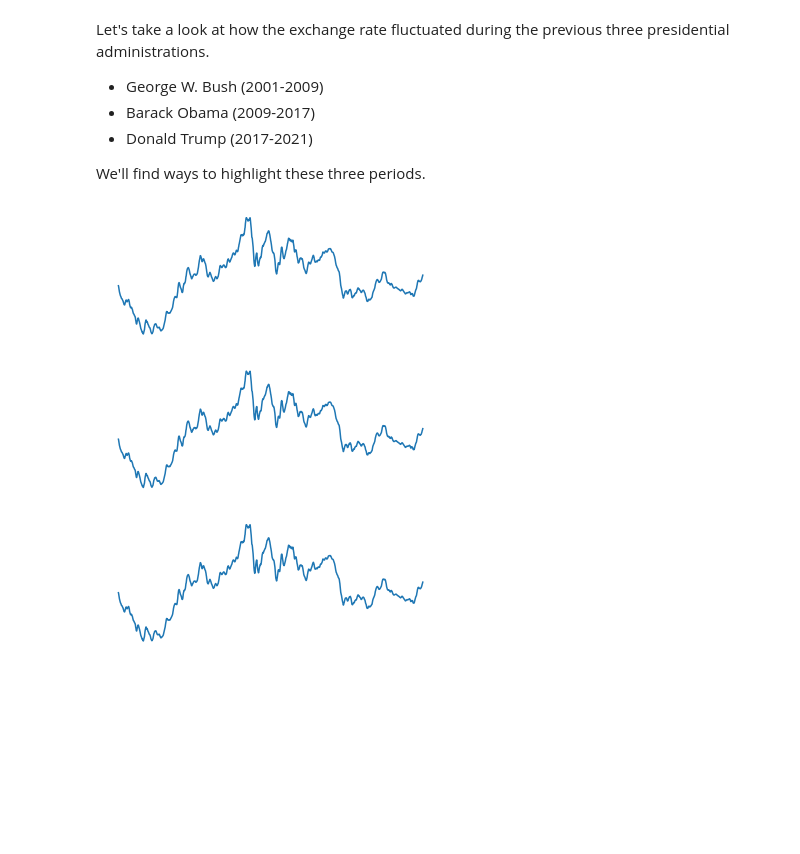
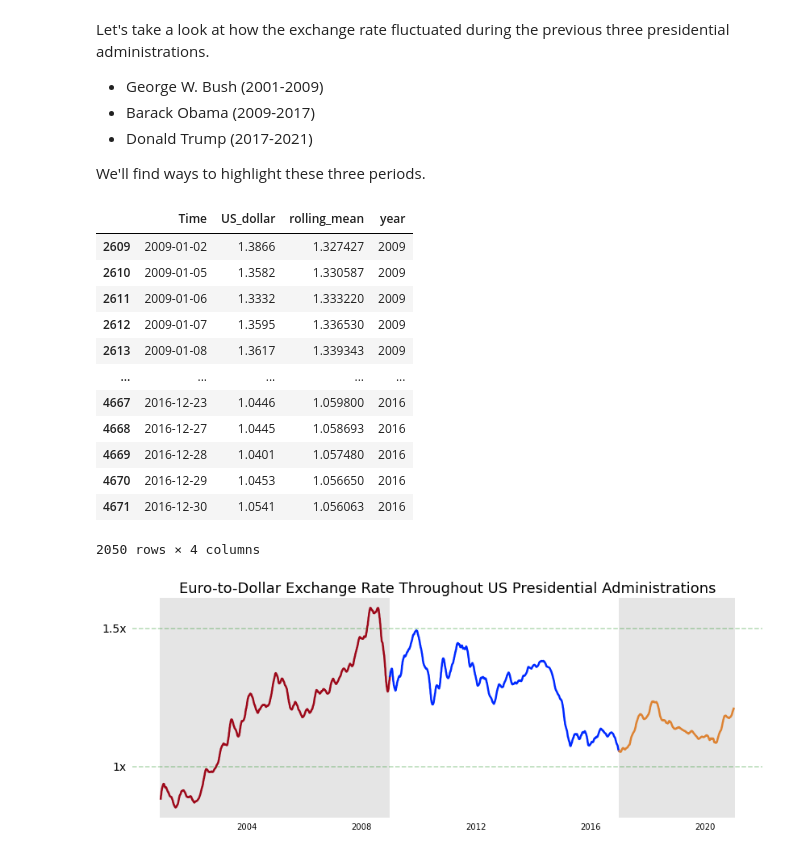
Before and after one commit to capncrockett/Dataquest, a Jupyter notebook: exchange_rates/euro_exchange_jan_2021.ipynb, the cells around one changed output. Saved outputs shown, nothing was run; the diff lists cells and outputs as text; code cells hidden in the pictures; blank space fills up the shorter version.

Commit message:
Add exchange rate pandas dataframes for presidents. Add graph of dfs.

```diff
--- a/exchange_rates/euro_exchange_jan_2021.ipynb
+++ b/exchange_rates/euro_exchange_jan_2021.ipynb
@@ -123,15 +123,46 @@ Let's take a look at how the exchange rate fluctuated during the previous three
 * Donald Trump (2017-2021)
 
 We'll find ways to highlight these three periods.
+# %%
+euro_to_dollar['year'] = pd.DatetimeIndex(euro_to_dollar['Time']).year
+# euro_to_dollar
+bush = euro_to_dollar[euro_to_dollar['year'].between(2001, 2009, inclusive='left')]
+obama = euro_to_dollar[euro_to_dollar['year'].between(2009, 2017, inclusive='left')]
+trump = euro_to_dollar[euro_to_dollar['year'].between(2017, 2021, inclusive='left')]
+obama
+# %% [output]
+|  | Time | US_dollar | rolling_mean | year |
+| 2609 | 2009-01-02 | 1.3866 | 1.327427 | 2009 |
+| 2610 | 2009-01-05 | 1.3582 | 1.330587 | 2009 |
+| 2611 | 2009-01-06 | 1.3332 | 1.333220 | 2009 |
+| 2612 | 2009-01-07 | 1.3595 | 1.336530 | 2009 |
+| 2613 | 2009-01-08 | 1.3617 | 1.339343 | 2009 |
+| ... | ... | ... | ... | ... |
+| 4667 | 2016-12-23 | 1.0446 | 1.059800 | 2016 |
+| 4668 | 2016-12-27 | 1.0445 | 1.058693 | 2016 |
+| 4669 | 2016-12-28 | 1.0401 | 1.057480 | 2016 |
+| 4670 | 2016-12-29 | 1.0453 | 1.056650 | 2016 |
+| 4671 | 2016-12-30 | 1.0541 | 1.056063 | 2016 |
+2050 rows × 4 columns
 # %%
-fig, (ax1, ax2, ax3) = plt.subplots(nrows=3, ncols=1, figsize=(6,8))
-axes = [ax1, ax2, ax3]
-for ax in axes:
-    ax.plot(euro_to_dollar['Time'], euro_to_dollar['rolling_mean'])
-    ax.set_xticklabels([])
-    ax.set_yticklabels([])
-    ax.tick_params(bottom=0, left=0)
-    for location in ['left', 'right', 'top', 'bottom']:
-        ax.spines[location].set_visible(False)
+fig, ax = plt.subplots(figsize=(14,5))
+ax.set_title('Euro-to-Dollar Exchange Rate Throughout US Presidential Administrations', fontsize=18)
+
+plt.plot(bush['Time'], bush['rolling_mean'], color='#af0b1e', linewidth=2.5)
+plt.plot(obama['Time'], obama['rolling_mean'], color='#002AFF', linewidth=2.5)
+plt.plot(trump['Time'], trump['rolling_mean'], color='#F79239', linewidth=2.5)
+
+plt.axvline(12775, c='black', alpha=0.1, linewidth=285,
+           ymin=0.1, ymax=0.9)
+plt.axvline(17900, c='black', alpha=0.1, linewidth=144,
+           ymin=0.1, ymax=0.9)
+plt.axhline(y=1.0, color='g', linestyle='--', alpha=0.3)
+plt.axhline(y=1.5, color='g', linestyle='--', alpha=0.3)
+
+plt.yticks([1.0, 1.5], ['1x', '1.5x'], fontsize=14)
+
+plt.tick_params(bottom=0, left=0)
+for location in ['left', 'right', 'top', 'bottom']:
+    ax.spines[location].set_visible(False)
 # %% [output]
-[figure, old version]
+[figure, new version]
```
